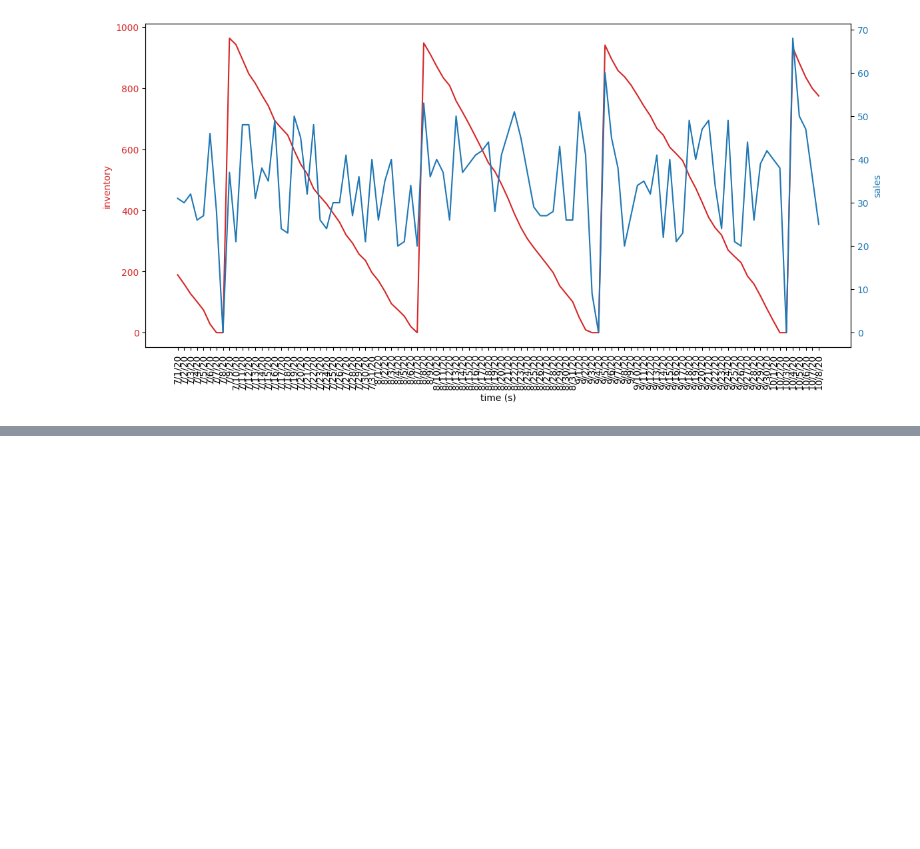
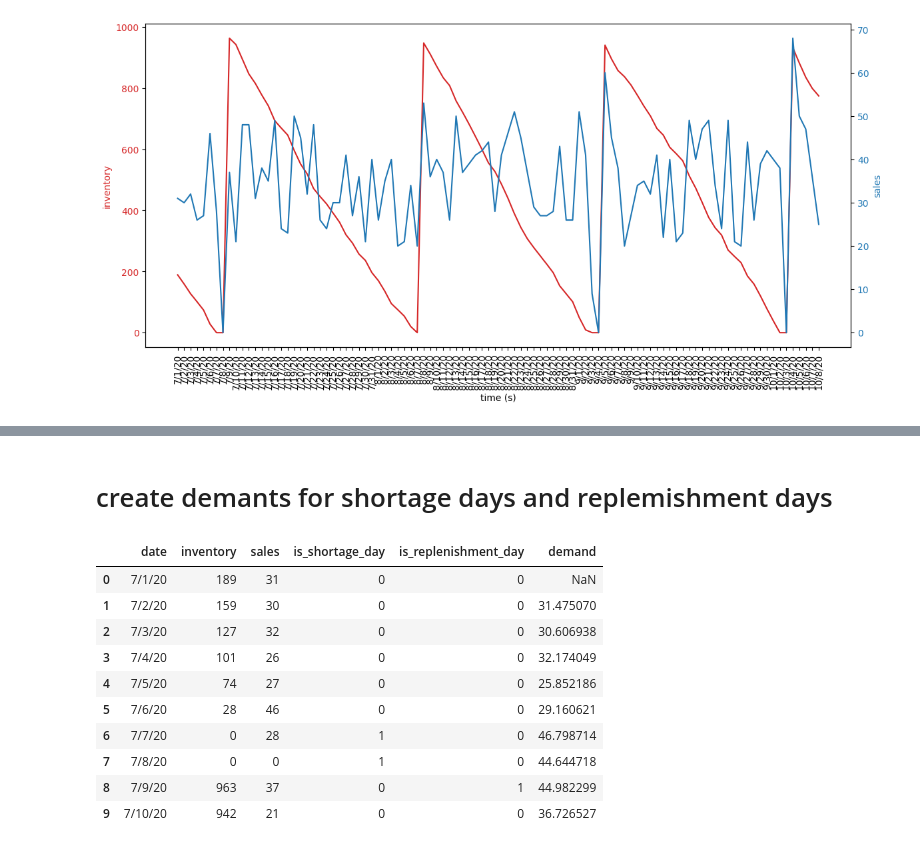
Before and after one commit to ryzhokhina/Machine_Learning_Project, a Jupyter notebook: amazon_1/takehomefile.ipynb, the cells around one changed output, grey strips where cells are left out. Cells and saved outputs as stored; diff of their text form; code cells hidden in the pictures; blank space fills up the shorter version.

```diff
--- a/amazon_1/takehomefile.ipynb
+++ b/amazon_1/takehomefile.ipynb
@@ -115,2 +100,0 @@ plt.show()
-# %%
-data['evarage_win_3'] = data.sales.rolling( 3,center=False,min_periods=1).mean()
@@ -141,3 +137,28 @@ shortage
+# %% [markdown]
+# create demants for shortage days and replemishment days
+# %%
+# demand = d[t-1] + eps(t)
+data['demand'] = data.sales.shift(1) + np.random.normal(0, np.sqrt(2), len(data))
+
+# for shortage day demand is calculated via demand[t-1]
+data.loc[(data['inventory'] == 0)&(data['sales'] == 0), 'demand'] = data.demand.shift(1)+np.random.normal(0, np.sqrt(2), len(data))
+
+# for replenishment day demand is calculated via demand[t-1]
+data.loc[data['is_replenishment_day'] == 1, 'demand'] = data.demand.shift(1)+np.random.normal(0, np.sqrt(2), len(data))
+
+data.head(10)
+# %% [output]
+|  | date | inventory | sales | is_shortage_day | is_replenishment_day | demand |
+| 0 | 7/1/20 | 189 | 31 | 0 | 0 | NaN |
+| 1 | 7/2/20 | 159 | 30 | 0 | 0 | 31.475070 |
+| 2 | 7/3/20 | 127 | 32 | 0 | 0 | 30.606938 |
+| 3 | 7/4/20 | 101 | 26 | 0 | 0 | 32.174049 |
+| 4 | 7/5/20 | 74 | 27 | 0 | 0 | 25.852186 |
+| 5 | 7/6/20 | 28 | 46 | 0 | 0 | 29.160621 |
+| 6 | 7/7/20 | 0 | 28 | 1 | 0 | 46.798714 |
+| 7 | 7/8/20 | 0 | 0 | 1 | 0 | 44.644718 |
+| 8 | 7/9/20 | 963 | 37 | 0 | 1 | 44.982299 |
+| 9 | 7/10/20 | 942 | 21 | 0 | 0 | 36.726527 |
 # %%
 plt.figure(figsize=(12,6))
 plt.plot(data.sales[:100])
```
Also changed, not shown: parts of 20 cells of this notebook.
